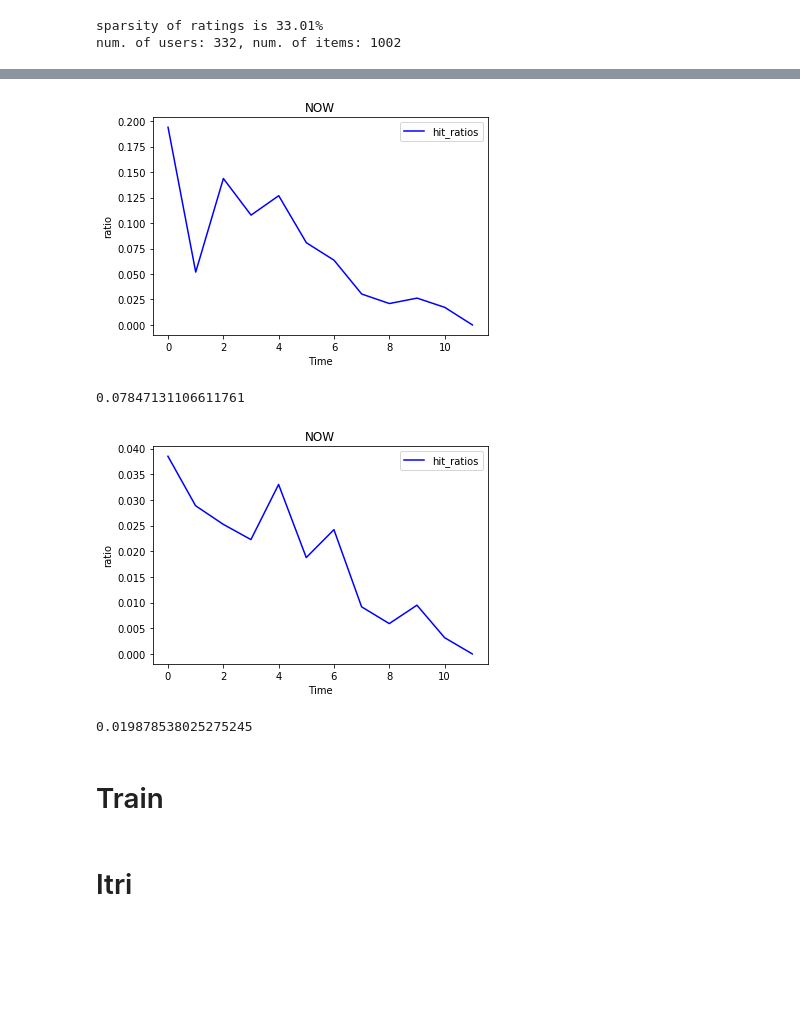
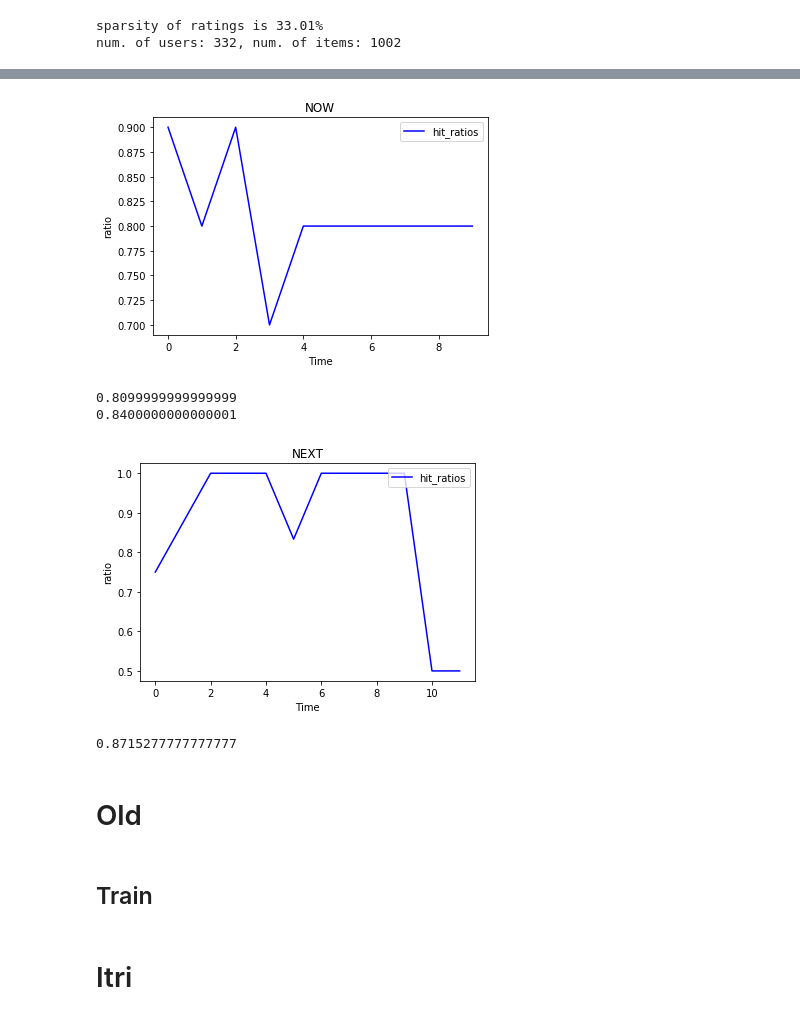
Before and after one commit to yutailin1993/Recommender-Exp, a Jupyter notebook: CDAE/new_CDAE.ipynb, the cells around one changed output, grey strips where cells are left out. Drawn from its saved outputs; the diff is of its cells as text; code cells hidden in the pictures; blank space fills up the shorter version.

```diff
--- a/CDAE/new_CDAE.ipynb
+++ b/CDAE/new_CDAE.ipynb
@@ -115,29 +169,54 @@ while True:
+# %%
+hit_ratio_top_10 = []
+hit_ratio_top_5 = []
+
+for i, j in zip(top_items_list_75, top_gt_list_now):
+    hit_ratio_top_10.append(recall_at_N(i, j))
+
+for i, j in zip(top_items_list_75, top_gt_list_now):
+    hit_ratio_top_5.append(recall_at_N(i[:5], j[:5]))
 # %%
-plt.plot(range(len(new_user_rate)), new_user_rate, color='blue', label='hit_ratios')
+plt.plot(range(len(hit_ratio_top_10[:10])), hit_ratio_top_10[:10], color='blue', label='hit_ratios')
 plt.legend(loc="upper right")
 plt.xlabel('Time')
 plt.title('NOW')
 plt.ylabel('ratio')
 plt.show()
 plt.gcf().clear()
-print (sum(new_user_rate[:-1])/len(new_user_rate[:-1]))
+print (sum(hit_ratio_top_10[:10])/len(hit_ratio_top_10[:10]))
+print (sum(hit_ratio_top_5[:10])/len(hit_ratio_top_5[:10]))
 # %% [output]
-[figure, old version]
+[figure, new version]
-0.07847131106611761
+0.8099999999999999
+0.8400000000000001
+# %%
+hit_ratio_still = []
+
+for i, j ,k in zip(top_items_list_75, top_gt_list_now, top_gt_list_next):
+    still_in_items = []
+
+    for q in k:
+        if q in j:
+            still_in_items.append(q)
+
+    hit_ratio_still.append(recall_at_N(i, still_in_items))
 # %%
-plt.plot(range(len(new_item_rate)), new_item_rate, color='blue', label='hit_ratios')
+plt.plot(range(len(hit_ratio_still)), hit_ratio_still, color='blue', label='hit_ratios')
 plt.legend(loc="upper right")
+# plt.title("Time: %d, Item: %d, mean: %f" % (i, top_items_list[i][j], top_means_list[i][j][1]))
 plt.xlabel('Time')
-plt.title('NOW')
+plt.title('NEXT')
 plt.ylabel('ratio')
 plt.show()
 plt.gcf().clear()
-print (sum(new_item_rate[:-1])/len(new_item_rate[:-1]))
+print (sum(hit_ratio_still)/len(hit_ratio_still))
 # %% [output]
-[figure, old version]
+[figure, new version]
-0.019878538025275245
+0.8715277777777777
+# %% [markdown]
+# Old
 # %% [markdown]
-# Train
+## Train
 # %%
 generator = train_test_split(df, user_time_interval)
 
```
Also changed, not shown: parts of 9 cells of this notebook, 4 other files.
